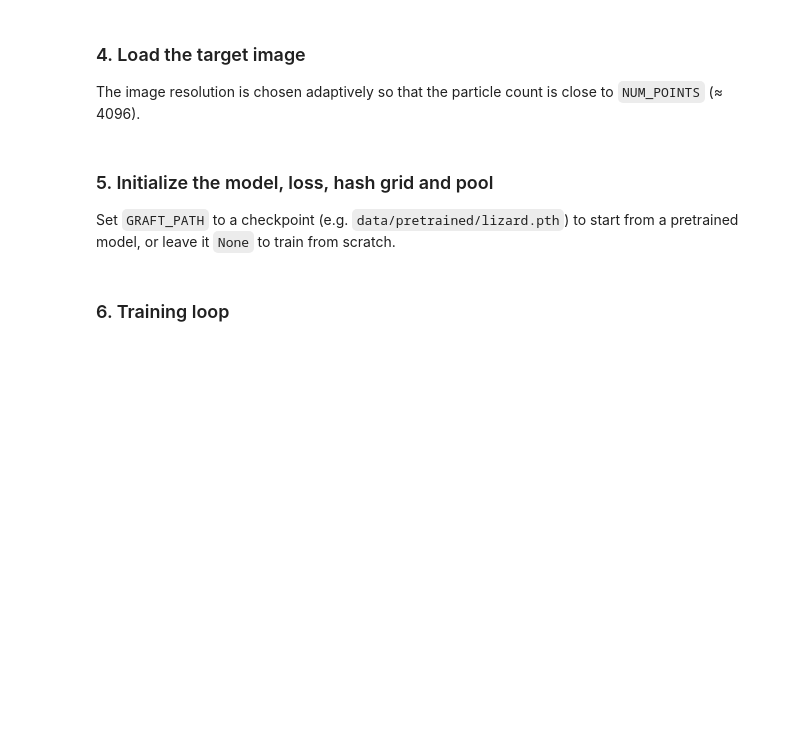
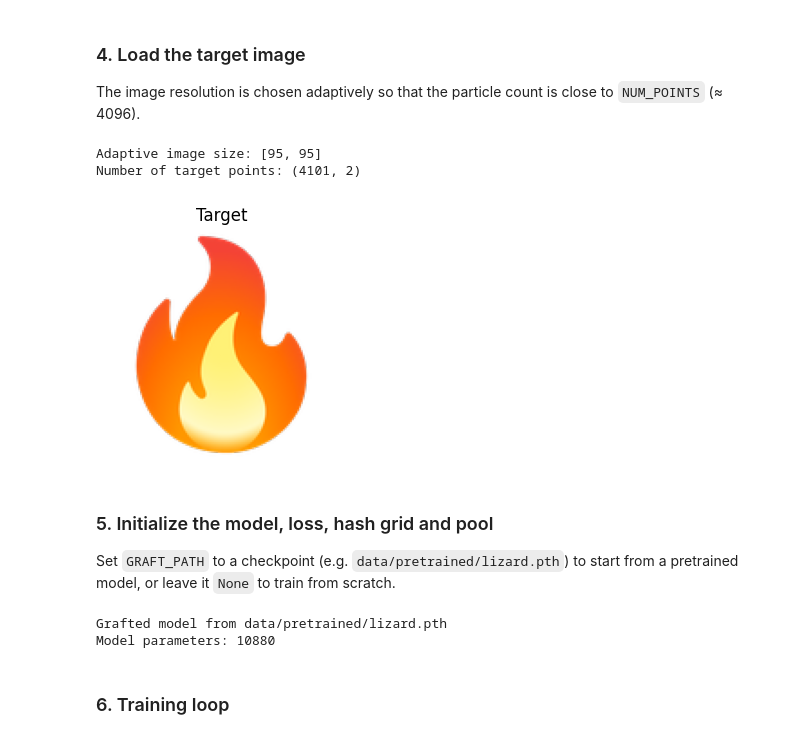
Before and after one commit to TheDevilWillBeBee/NPA, a Jupyter notebook: notebooks/growing.ipynb, the cells around one changed output. Cells and saved outputs as stored; diff of their text form; code cells hidden in the pictures; blank space fills up the shorter version.

```diff
--- a/notebooks/growing.ipynb
+++ b/notebooks/growing.ipynb
@@ -39,7 +70,8 @@ print('GPU:', torch.cuda.get_device_name(0))
 
 The image resolution is chosen adaptively so that the particle count is close to `NUM_POINTS` (≈ 4096).
 # %%
-TARGET      = '🦎'              # URL, path, or a single emoji
+#@title {vertical-output: true}
+TARGET      = '🔥'              # URL, path, or a single emoji
 AABB        = [-1, 1, -1, 1]    # minx, maxx, miny, maxy
 THRESHOLD   = 0.05              # alpha threshold for "solid" pixels
 NUM_POINTS  = 4096              # target ~ this many particles
@@ -68,34 +100,38 @@ def get_target(path, aabb, threshold, num_points, image_size=None):
     target_image = torch.from_numpy(
         target_image.transpose(1, 0, 2)[:, ::-1, :].copy()
     ).to(device)
 
     target_pos = geometry.grange(
         target_image.shape[:2],
         aabb_min,
         [mx - mn for mn, mx in zip(aabb_min, aabb_max)],
         device=device,
     )
 
     target_alpha = target_image[..., 3]
     nonzero = target_alpha > threshold
     target_colors = target_image[nonzero][..., :3]
     target_pos = target_pos[nonzero]
     print('Number of target points:', tuple(target_pos.shape))
 
     return {
         'image': target_image.to(torch.float32),
         'positions': target_pos.to(torch.float32),
         'colors': target_colors.to(torch.float32),
         'pixel_size': pixel_size,
     }
 
 target = get_target(TARGET, AABB, THRESHOLD, NUM_POINTS, IMAGE_SIZE)
 
 plt.figure(figsize=(3, 3))
 plt.imshow(loader.load_target_image(TARGET, size=[128, 128]))
-plt.title(f'Target: {TARGET}')
+plt.title(f'Target')
 plt.axis('off')
 plt.show()
+# %% [output]
+Adaptive image size: [95, 95]
+Number of target points: (4101, 2)
+[figure, added]
 # %% [markdown]
 ### 5. Initialize the model, loss, hash grid and pool
 
@@ -104,7 +140,7 @@ model, or leave it `None` to train from scratch.
 # %%
 spatial_dims  = 2
 num_particles = 4096
-batch_size    = 8
+batch_size    = 4
 
 # --- HashGrid config (configs/growing.yaml: hashgrid) ---
 hashgrid_kwargs = dict(
@@ -129,7 +165,7 @@ model = NPA(
 state_dims = model.state_dims
 
 # --- Optional grafting from a pretrained checkpoint ---
-GRAFT_PATH = None  # e.g. 'data/pretrained/lizard.pth'
+GRAFT_PATH = "data/pretrained/lizard.pth"  # e.g. 'data/pretrained/lizard.pth'
 if GRAFT_PATH is not None:
     checkpoint = torch.load(GRAFT_PATH, map_location=device)
     if model.eps0.item() != float(checkpoint['eps0']):
@@ -175,6 +211,9 @@ pool = Pool(
 
 n_params = sum(p.numel() for p in model.parameters())
 print(f'Model parameters: {n_params}')
+# %% [output]
+Grafted model from data/pretrained/lizard.pth
+Model parameters: 10880
 # %% [markdown]
 ### 6. Training loop
 # %%
```
Also changed, not shown: parts of 5 cells of this notebook, 1 other file.
